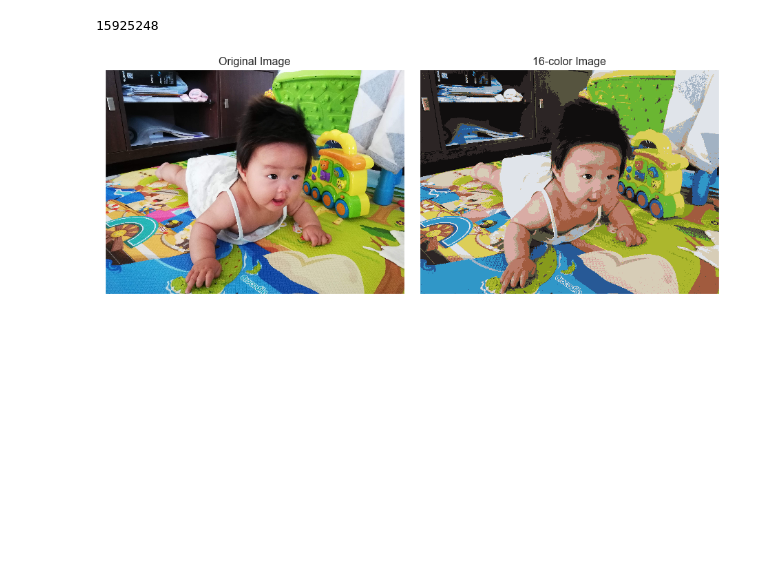
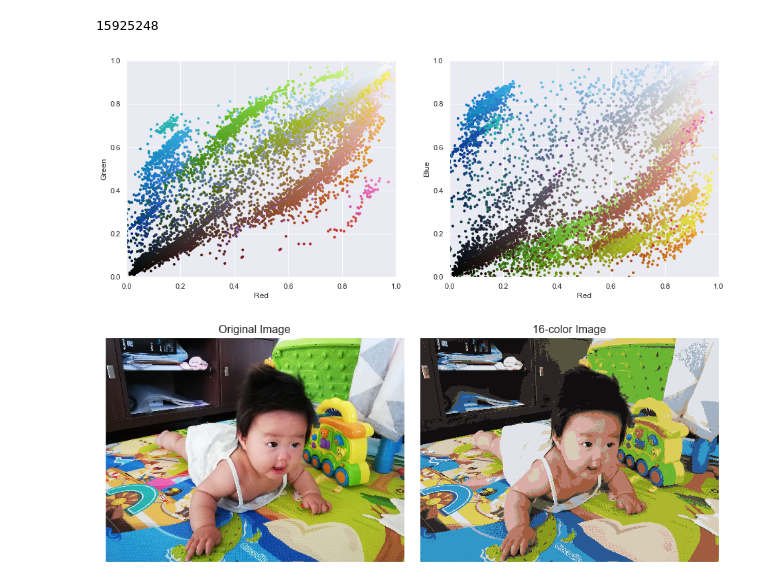
Before and after one commit to zhaoyi0113/machine-learning, a Jupyter notebook: beginner/kmeans/sample/sample.ipynb, the cells around one changed output. Cells and saved outputs as stored; diff of their text form; code cells hidden in the pictures; blank space fills up the shorter version.

```diff
--- a/beginner/kmeans/sample/sample.ipynb
+++ b/beginner/kmeans/sample/sample.ipynb
@@ -49,22 +68,25 @@ data.shape
 # %%
 def plot_pixels(data, title, colors=None, N=10000):
     if colors is None:
         colors = data
 
     # choose a random subset
     rng = np.random.RandomState(0)
     i = rng.permutation(data.shape[0])[:N]
     colors = colors[i]
     R, G, B = data[i].T
 
     fig, ax = plt.subplots(1, 2, figsize=(16, 6))
     ax[0].scatter(R, G, color=colors, marker='.')
     ax[0].set(xlabel='Red', ylabel='Green', xlim=(0, 1), ylim=(0, 1))
 
     ax[1].scatter(R, B, color=colors, marker='.')
     ax[1].set(xlabel='Red', ylabel='Blue', xlim=(0, 1), ylim=(0, 1))
 
     fig.suptitle(title, size=20);
+plot_pixels(data, '')
+# %% [output]
+[figure, added]
 # %%
 from sklearn.cluster import MiniBatchKMeans
 kmeans = MiniBatchKMeans(16)
```
Also changed, not shown: parts of 3 cells of this notebook.
